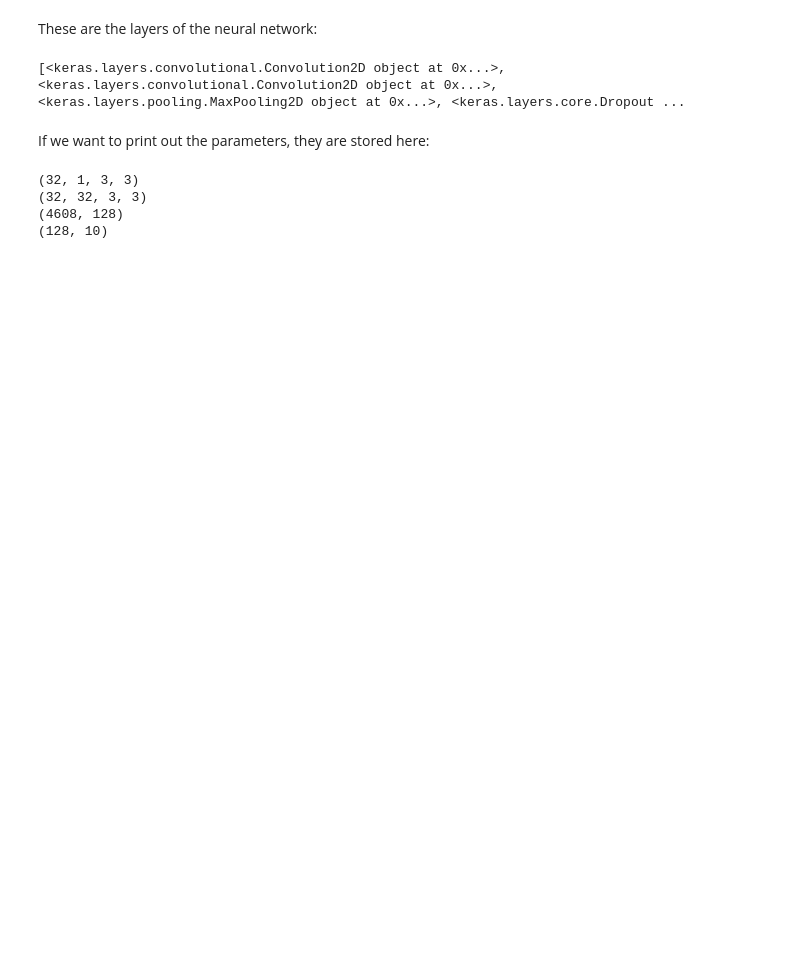
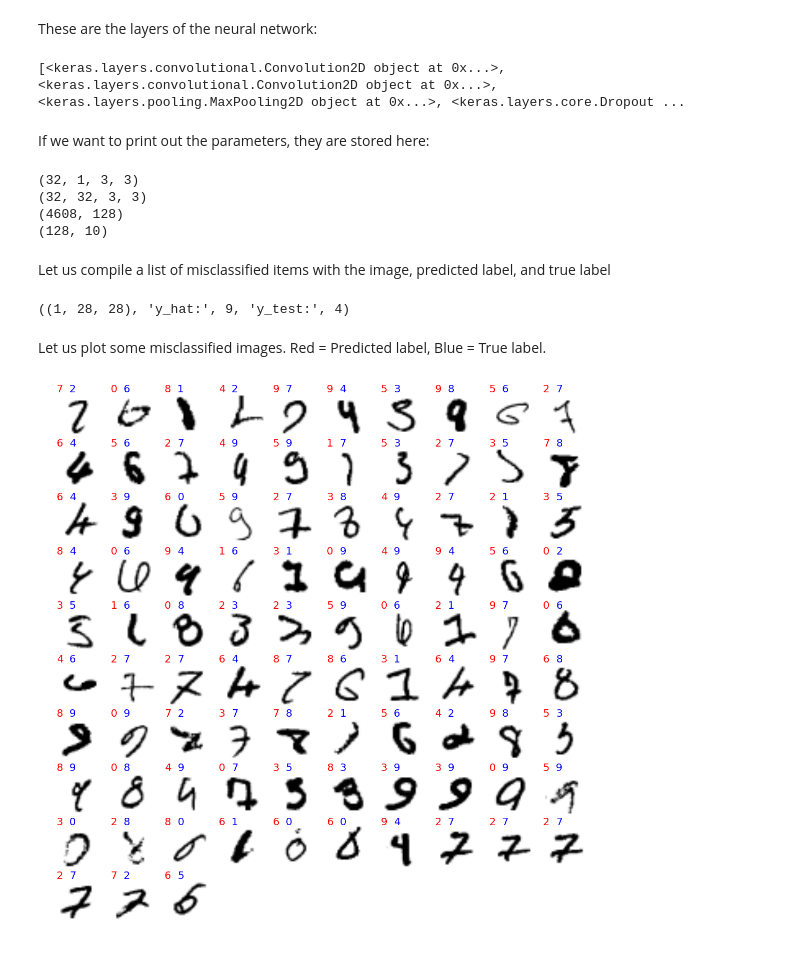
Before and after one commit to bapoczos/keras-mnist-ipython, a Jupyter notebook: Keras_mnist_tutorial_v1.ipynb, the cells around one changed output. Cells and saved outputs as stored; diff of their text form; code cells hidden in the pictures; blank space fills up the shorter version.

Commit message:
images of misclassified instances added

```diff
--- a/Keras_mnist_tutorial_v1.ipynb
+++ b/Keras_mnist_tutorial_v1.ipynb
@@ -304,3 +305,30 @@ print(model.layers[7].get_weights()[0].shape)
 (32, 32, 3, 3)
 (4608, 128)
 (128, 10)
+# %% [markdown]
+Let us compile a list of misclassified items with the image, predicted label, and true label
+# %%
+test_wrong = [im for im in zip(X_test,y_hat,y_test) if im[1] != im[2]]
+# %%
+index=5
+print(test_wrong[index][0].shape, 'y_hat:',test_wrong[index][1], 'y_test:', test_wrong[index][2])
+# %% [output]
+((1, 28, 28), 'y_hat:', 9, 'y_test:', 4)
+# %% [markdown]
+Let us plot some misclassified images. Red = Predicted label, Blue = True label.
+# %%
+plt.figure(figsize=(10, 10))
+for ind, val in enumerate(test_wrong[:100]):
+    plt.subplots_adjust(left=0, right=1, bottom=0, top=1)
+    plt.subplot(10, 10, ind + 1)
+    im = 1 - val[0].reshape((28,28))
+    plt.axis("off")
+
+    # True label
+    plt.text(0, 0, val[1], fontsize=14, color='red')
+
+    # Estimated label
+    plt.text(8, 0, val[2], fontsize=14, color='blue')
+    plt.imshow(im, cmap='gray')
+# %% [output]
+[figure, added]
```
Also changed, not shown: parts of 4 cells of this notebook.
